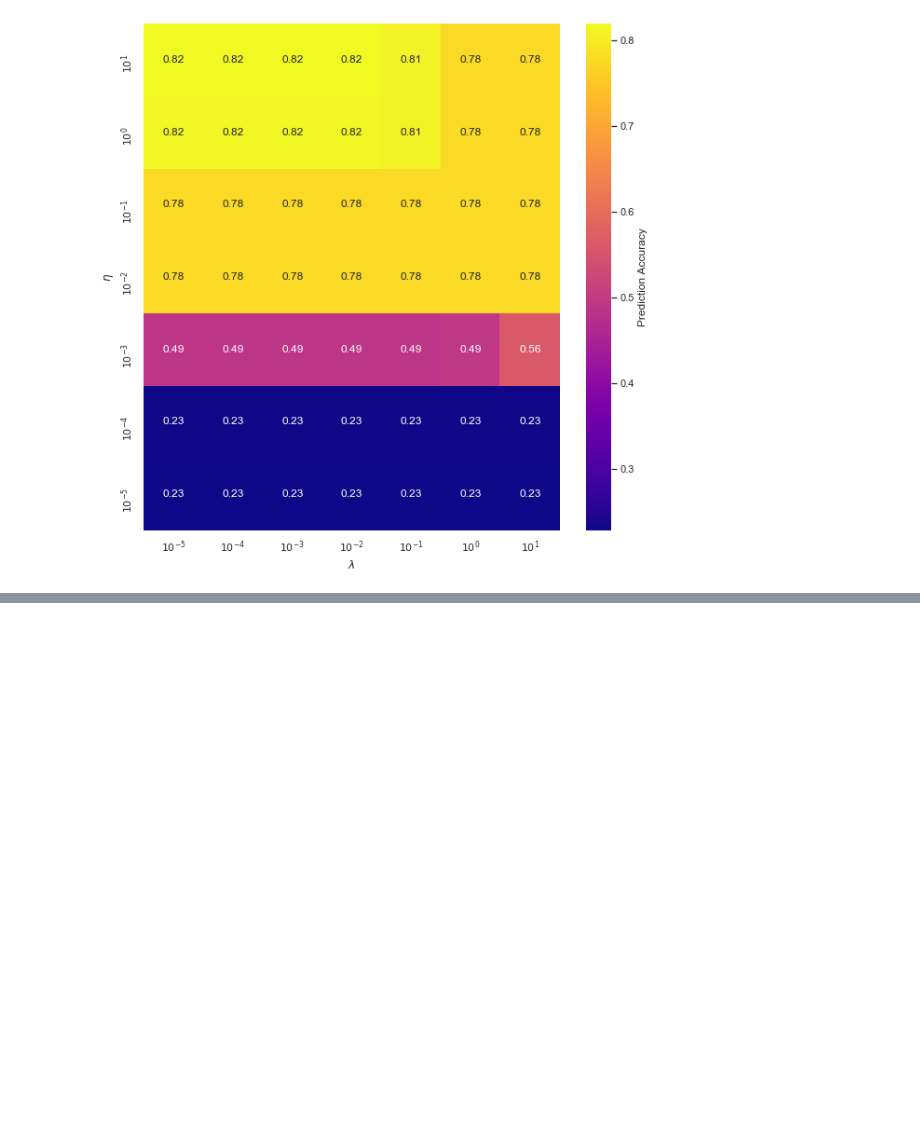
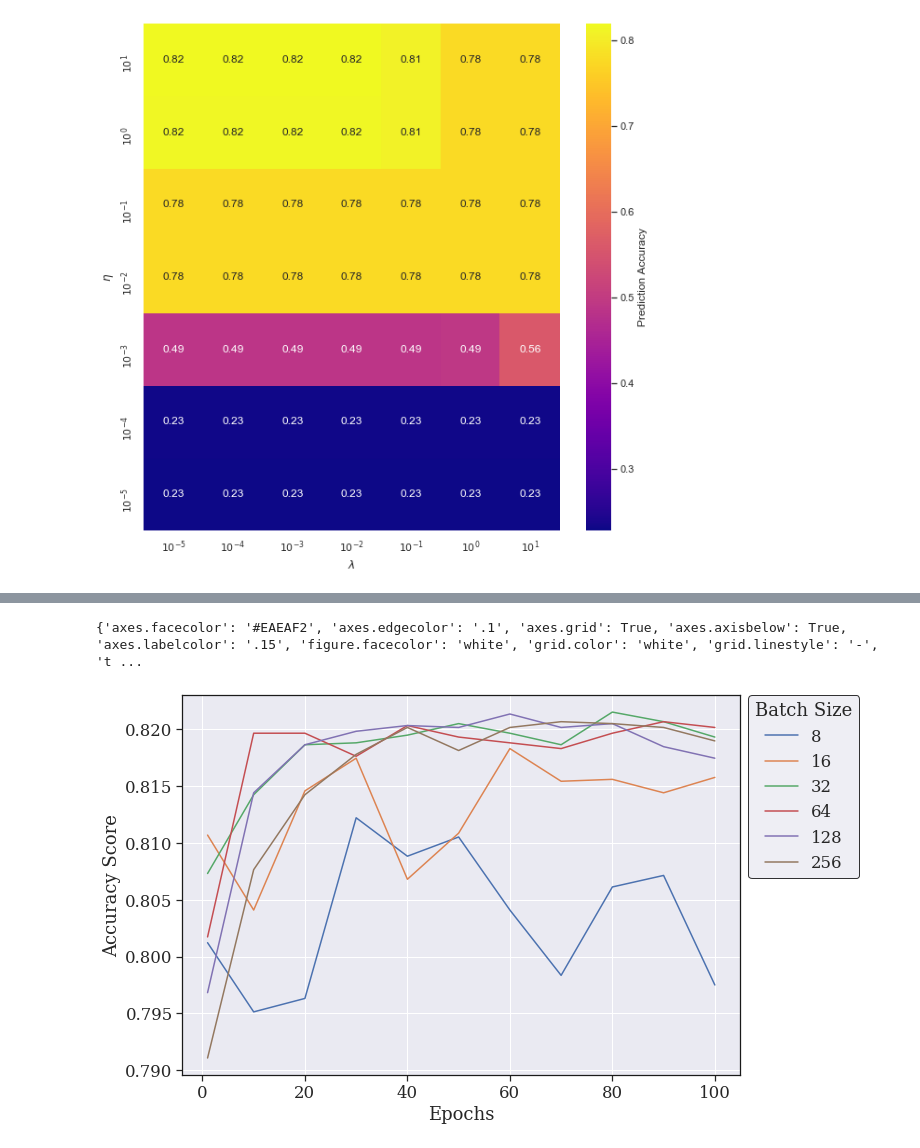
Before and after one commit to bruce-chappell/FYS4155, a Jupyter notebook: project2/credit_card_analysis.ipynb, the cells around one changed output, grey strips where cells are left out. Cells and saved outputs as stored; diff of their text form; code cells hidden in the pictures; blank space fills up the shorter version.

```diff
--- a/project2/credit_card_analysis.ipynb
+++ b/project2/credit_card_analysis.ipynb
@@ -466,0 +512,37 @@ for i, eta in enumerate(eta_vec):
+# %%
+# TESTING DIFFERENT EPOCHS AND BATCH SIZES 15,15
+epoch_vals = np.concatenate((np.array([1]),np.arange(10,101,10)), axis=0) #1, 10, 20, ...100
+batch_vals = [8,16,32,64,128,256] #2^N
+accuracy_mat = np.zeros((len(epoch_vals),len(batch_vals)))
+for i, batch in enumerate(batch_vals):
+    for j, val in enumerate(epoch_vals):
+        NN = Neural_Network('REGRESSOR', X_train, y_train, ['SIGMOID', 'SIGMOID', 'SIGMOID'],
+                                      epochs = val, batchsize = batch, iterations = None, hidden_layers =2,
+                                      hidden_neurons = [15,15], eta = 1, lambd = 10e-3)
+        NN.train(X_train, y_train)
+        _, prob = NN.feed_out_regressor(X_test)
+        pred = NN.score_binary(prob[-1])
+        acc = NN.accuracy(pred, y_test)
+        accuracy_mat[j][i] = acc
+# %%
+fig, ax = plt.subplots(figsize=(10,7))
+sns.set(font_scale=1.5)
+sns.set_style('dark',{'axes.edgecolor': '.1','xtick.bottom': True,'ytick.left': True,'axes.grid':True,
+                      'grid.color':'white','font.family':['serif'],'font.serif':['serif']})
+
+ax.plot(epoch_vals, accuracy_mat[:,0], label = '8')
+ax.plot(epoch_vals, accuracy_mat[:,1], label = '16')
+ax.plot(epoch_vals, accuracy_mat[:,2], label = '32')
+ax.plot(epoch_vals, accuracy_mat[:,3], label = '64')
+ax.plot(epoch_vals, accuracy_mat[:,4], label = '128')
+ax.plot(epoch_vals, accuracy_mat[:,5], label = '256')
+leg = ax.legend(title = 'Batch Size',bbox_to_anchor=(1, 1.02), fancybox = True)
+leg.get_frame().set_edgecolor('black')
+leg.get_frame().set_linewidth(1)
+ax.set_xlabel('Epochs')
+ax.set_ylabel('Accuracy Score')
+
+print(sns.axes_style())
+# %% [output]
+{'axes.facecolor': '#EAEAF2', 'axes.edgecolor': '.1', 'axes.grid': True, 'axes.axisbelow': True, 'axes.labelcolor': '.15', 'figure.facecolor': 'white', 'grid.color': 'white', 'grid.linestyle': '-', 't ...
+[figure, added]
```
Also changed, not shown: parts of 13 cells of this notebook.
